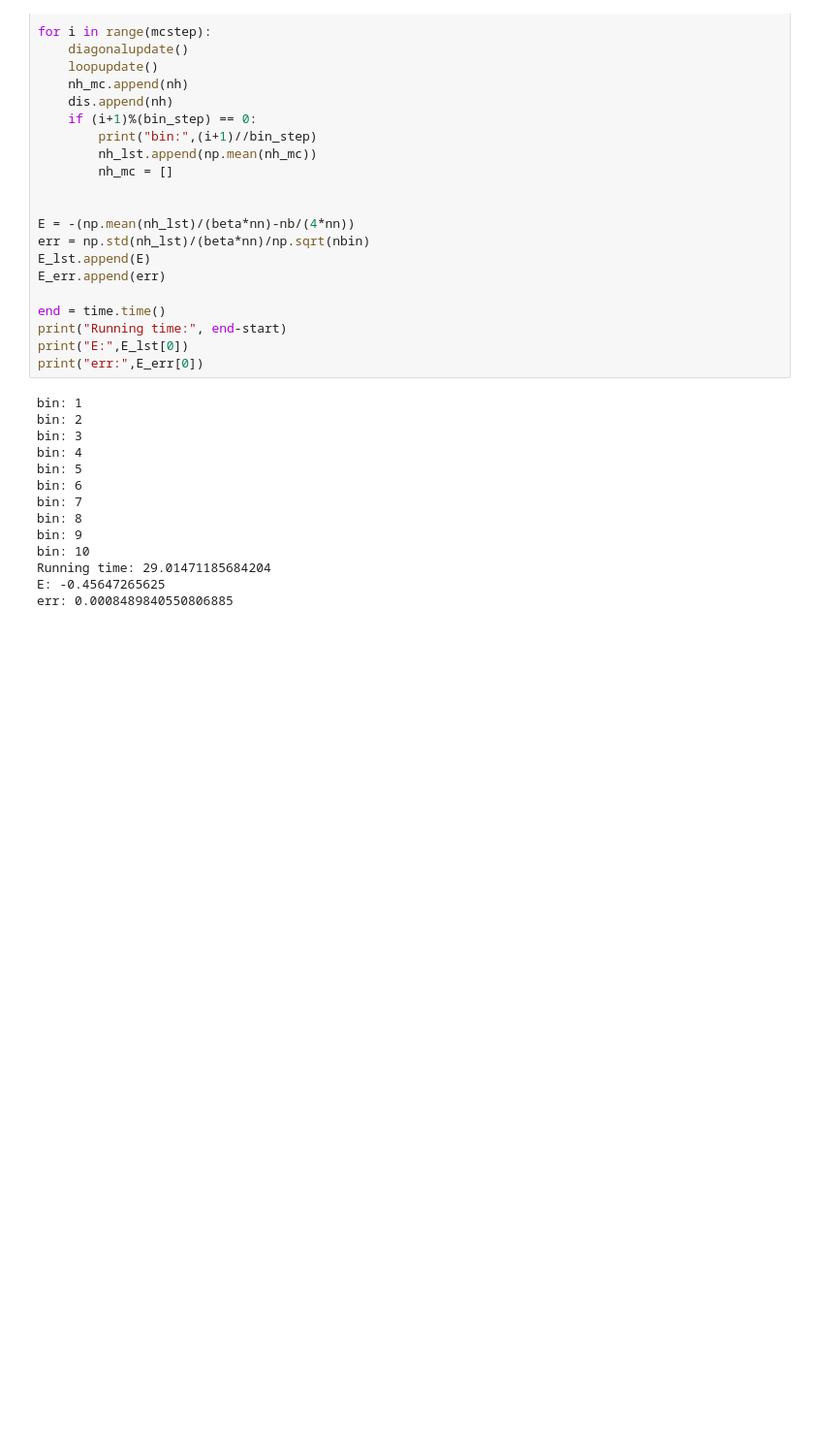
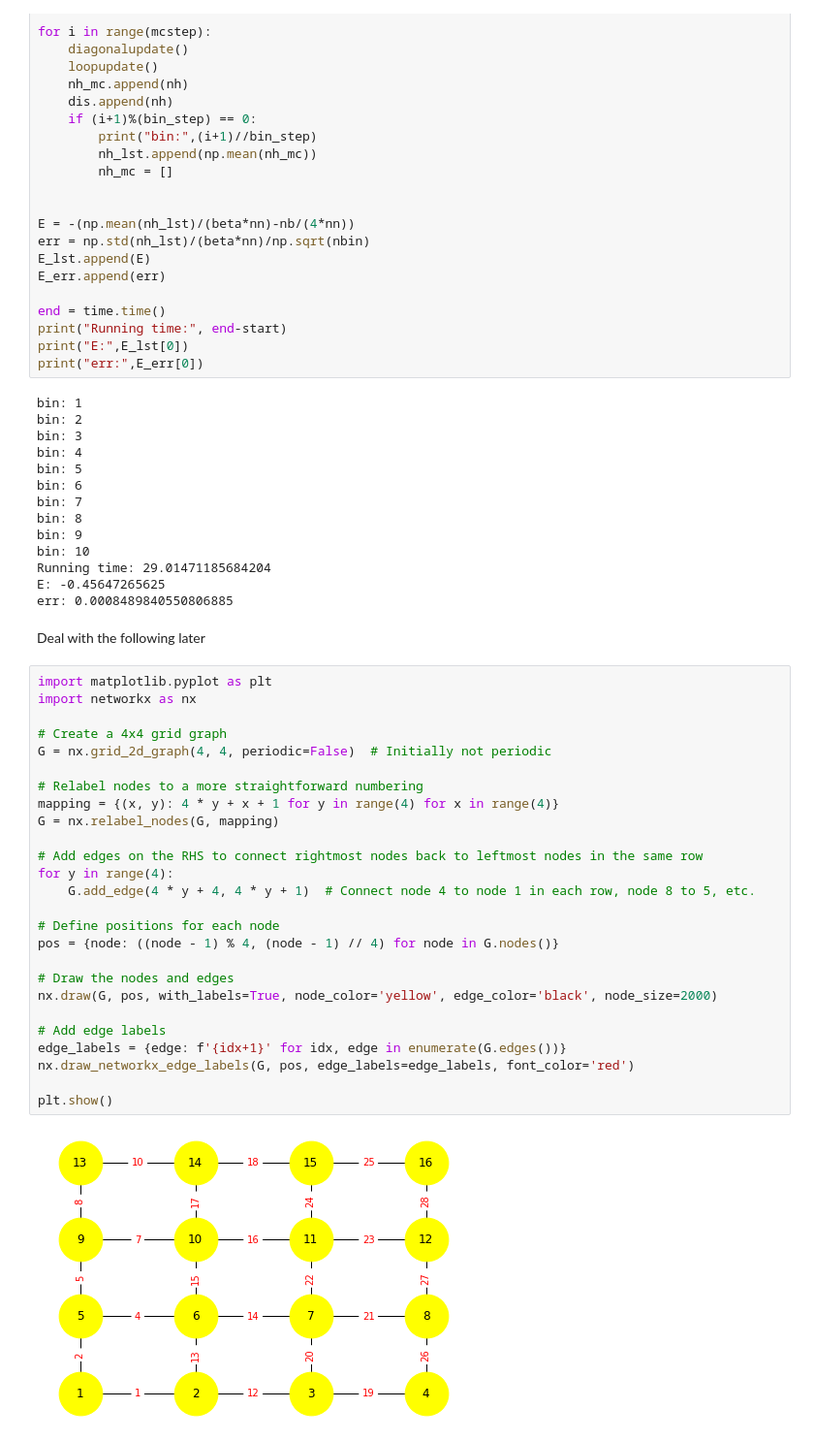
Before and after one commit to songmengh/sse_teaching, a Jupyter notebook: SSE_heisenburg.ipynb, the cells around one changed output. Shown at 97% size. Cells and saved outputs as stored; diff of their text form; blank space fills up the shorter version.

```diff
--- a/SSE_heisenburg.ipynb
+++ b/SSE_heisenburg.ipynb
@@ -443,3 +471,33 @@ bin: 10
 Running time: 29.01471185684204
 E: -0.45647265625
 err: 0.0008489840550806885
+# %% [markdown]
+Deal with the following later
+# %%
+import matplotlib.pyplot as plt
+import networkx as nx
+
+# Create a 4x4 grid graph
+G = nx.grid_2d_graph(4, 4, periodic=False)  # Initially not periodic
+
+# Relabel nodes to a more straightforward numbering
+mapping = {(x, y): 4 * y + x + 1 for y in range(4) for x in range(4)}
+G = nx.relabel_nodes(G, mapping)
+
+# Add edges on the RHS to connect rightmost nodes back to leftmost nodes in the same row
+for y in range(4):
+    G.add_edge(4 * y + 4, 4 * y + 1)  # Connect node 4 to node 1 in each row, node 8 to 5, etc.
+
+# Define positions for each node
+pos = {node: ((node - 1) % 4, (node - 1) // 4) for node in G.nodes()}
+
+# Draw the nodes and edges
+nx.draw(G, pos, with_labels=True, node_color='yellow', edge_color='black', node_size=2000)
+
+# Add edge labels
+edge_labels = {edge: f'{idx+1}' for idx, edge in enumerate(G.edges())}
+nx.draw_networkx_edge_labels(G, pos, edge_labels=edge_labels, font_color='red')
+
+plt.show()
+# %% [output]
+[figure, added]
```
Also changed, not shown: parts of 4 cells of this notebook.
